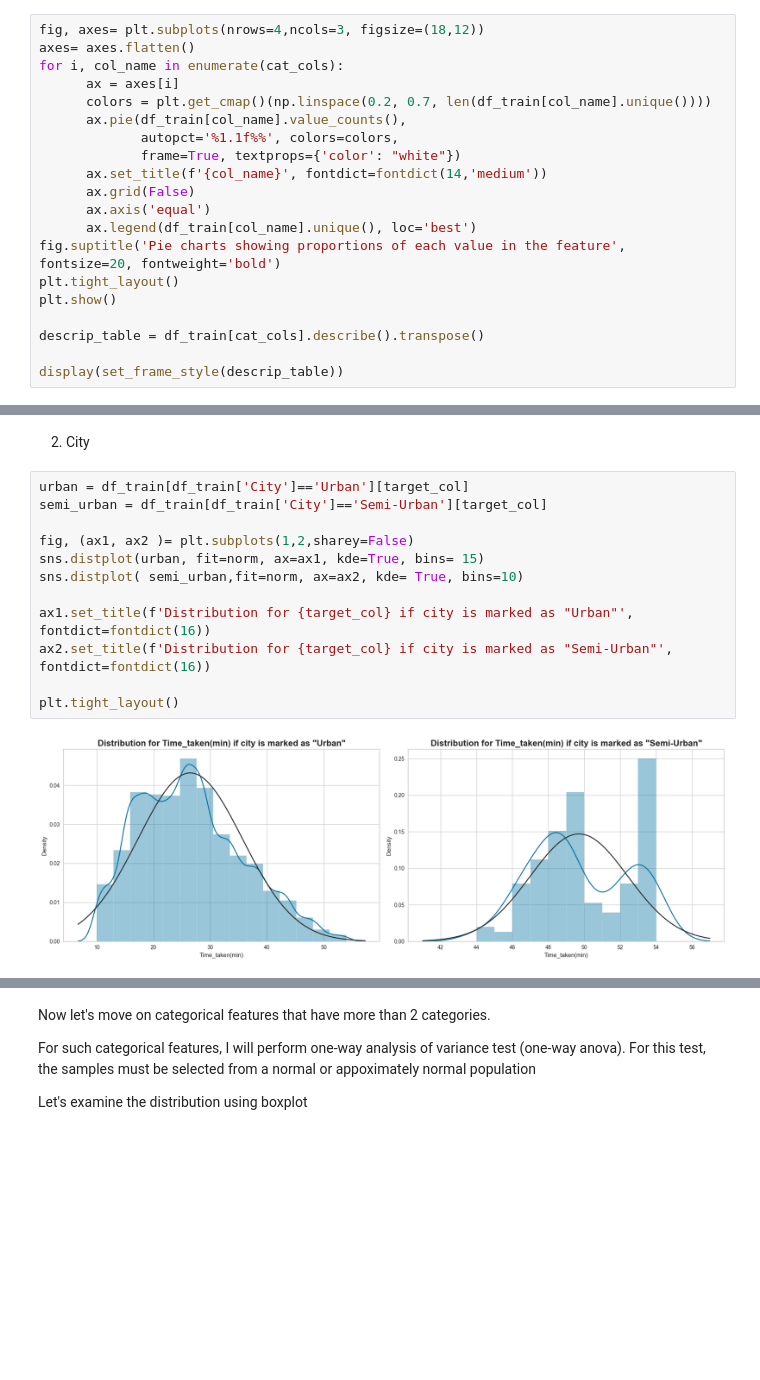
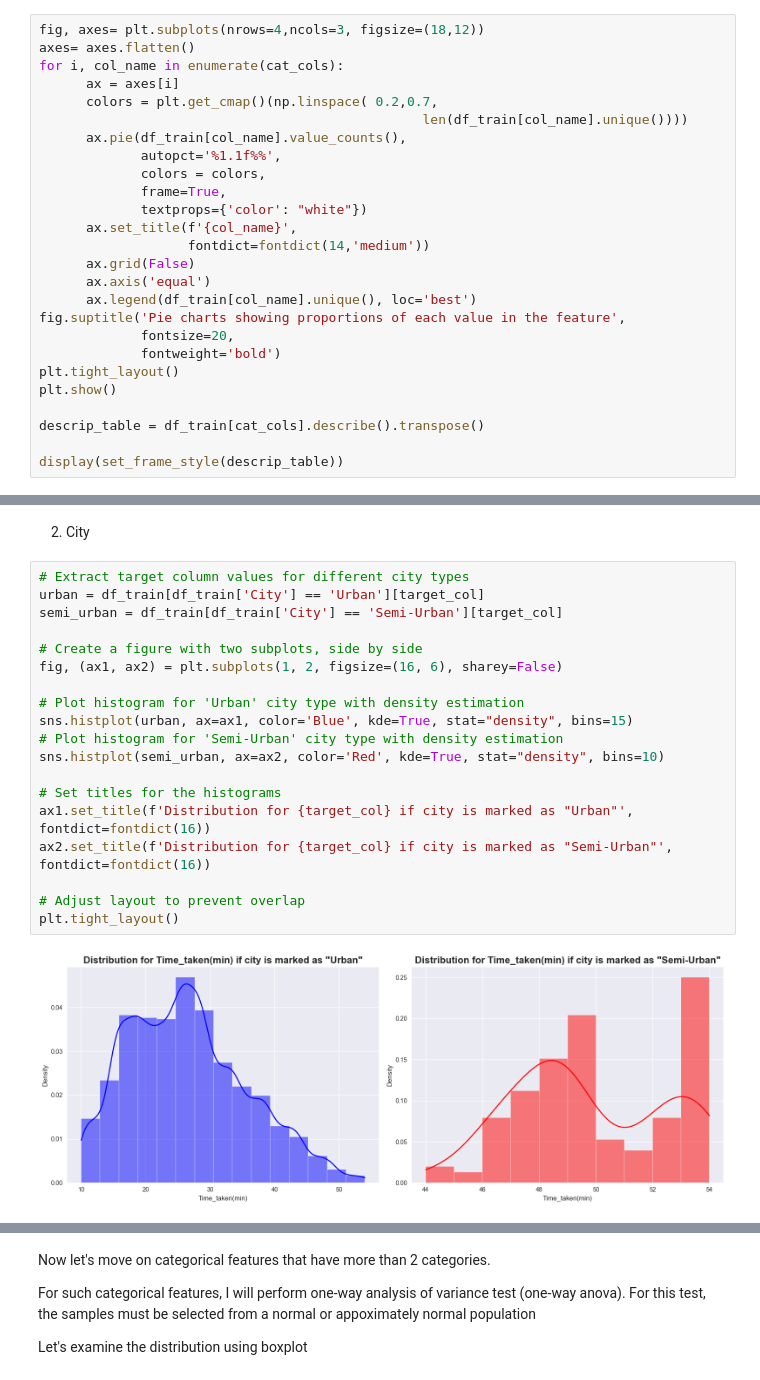
Before and after one commit to songthao1610/Food-Delivery-Time-Prediction, a Jupyter notebook: official_notebook.ipynb, the cells around one changed output, grey strips where cells are left out. Saved outputs shown, nothing was run; the diff lists cells and outputs as text; blank space fills up the shorter version.

```diff
--- a/official_notebook.ipynb
+++ b/official_notebook.ipynb
@@ -445,15 +459,21 @@ fig, axes= plt.subplots(nrows=4,ncols=3, figsize=(18,12))
 axes= axes.flatten()
 for i, col_name in enumerate(cat_cols):
       ax = axes[i]
-      colors = plt.get_cmap()(np.linspace(0.2, 0.7, len(df_train[col_name].unique())))
+      colors = plt.get_cmap()(np.linspace( 0.2,0.7,
+                                                 len(df_train[col_name].unique())))
       ax.pie(df_train[col_name].value_counts(),
-             autopct='%1.1f%%', colors=colors,
-             frame=True, textprops={'color': "white"})
-      ax.set_title(f'{col_name}', fontdict=fontdict(14,'medium'))
+             autopct='%1.1f%%',
+             colors = colors,
+             frame=True,
+             textprops={'color': "white"})
+      ax.set_title(f'{col_name}',
+                   fontdict=fontdict(14,'medium'))
       ax.grid(False)
       ax.axis('equal')
       ax.legend(df_train[col_name].unique(), loc='best')
-fig.suptitle('Pie charts showing proportions of each value in the feature', fontsize=20, fontweight='bold')
+fig.suptitle('Pie charts showing proportions of each value in the feature',
+             fontsize=20,
+             fontweight='bold')
 plt.tight_layout()
 plt.show()
 
@@ -633,19 +737,26 @@ welch_t_test(no_festival, yes_festival)
 # %% [markdown]
 2. City
 # %%
-urban = df_train[df_train['City']=='Urban'][target_col]
-semi_urban = df_train[df_train['City']=='Semi-Urban'][target_col]
+# Extract target column values for different city types
+urban = df_train[df_train['City'] == 'Urban'][target_col]
+semi_urban = df_train[df_train['City'] == 'Semi-Urban'][target_col]
 
-fig, (ax1, ax2 )= plt.subplots(1,2,sharey=False)
-sns.distplot(urban, fit=norm, ax=ax1, kde=True, bins= 15)
-sns.distplot( semi_urban,fit=norm, ax=ax2, kde= True, bins=10)
+# Create a figure with two subplots, side by side
+fig, (ax1, ax2) = plt.subplots(1, 2, figsize=(16, 6), sharey=False)
 
+# Plot histogram for 'Urban' city type with density estimation
+sns.histplot(urban, ax=ax1, color='Blue', kde=True, stat="density", bins=15)
+# Plot histogram for 'Semi-Urban' city type with density estimation
+sns.histplot(semi_urban, ax=ax2, color='Red', kde=True, stat="density", bins=10)
+
+# Set titles for the histograms
 ax1.set_title(f'Distribution for {target_col} if city is marked as "Urban"', fontdict=fontdict(16))
 ax2.set_title(f'Distribution for {target_col} if city is marked as "Semi-Urban"', fontdict=fontdict(16))
 
+# Adjust layout to prevent overlap
 plt.tight_layout()
 # %% [output]
-[figure, old version]
+[figure, new version]
 # %%
 check_homo([urban, semi_urban])
 # %% [output]
```
Also changed, not shown: parts of 84 cells of this notebook.
